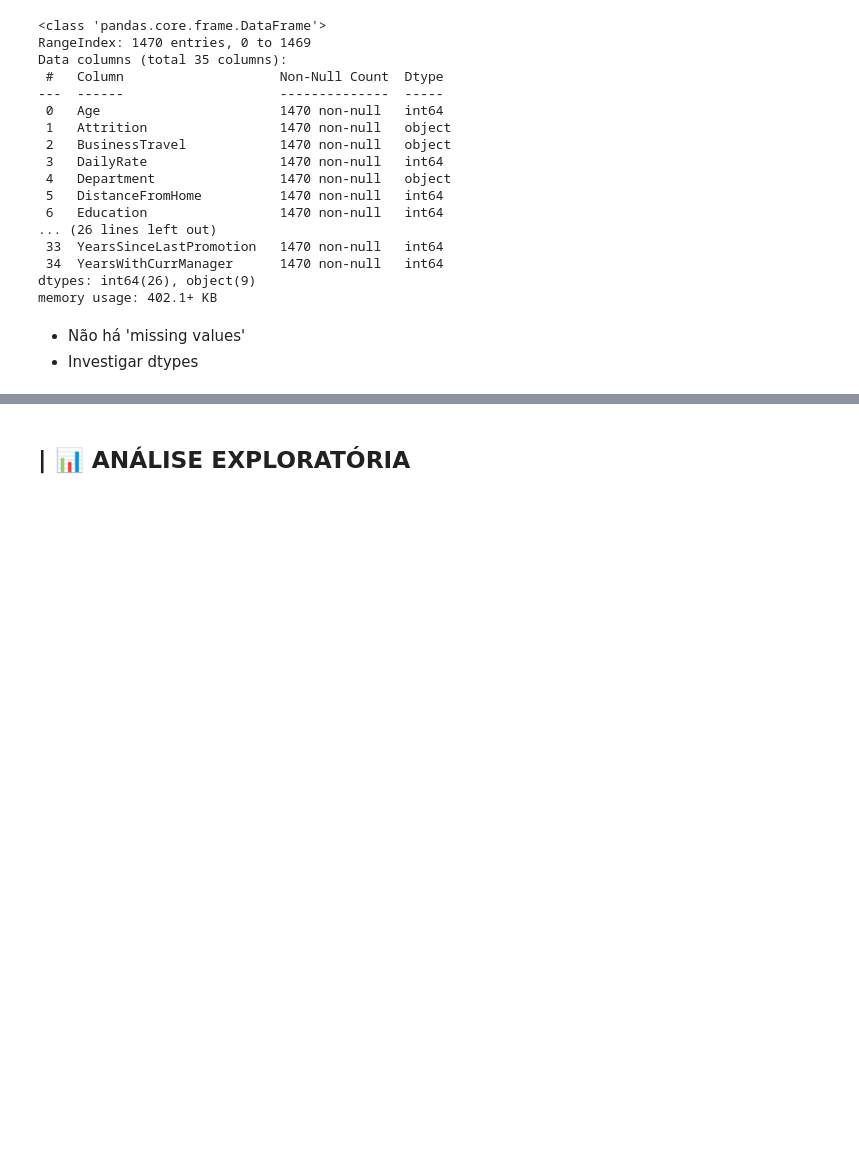
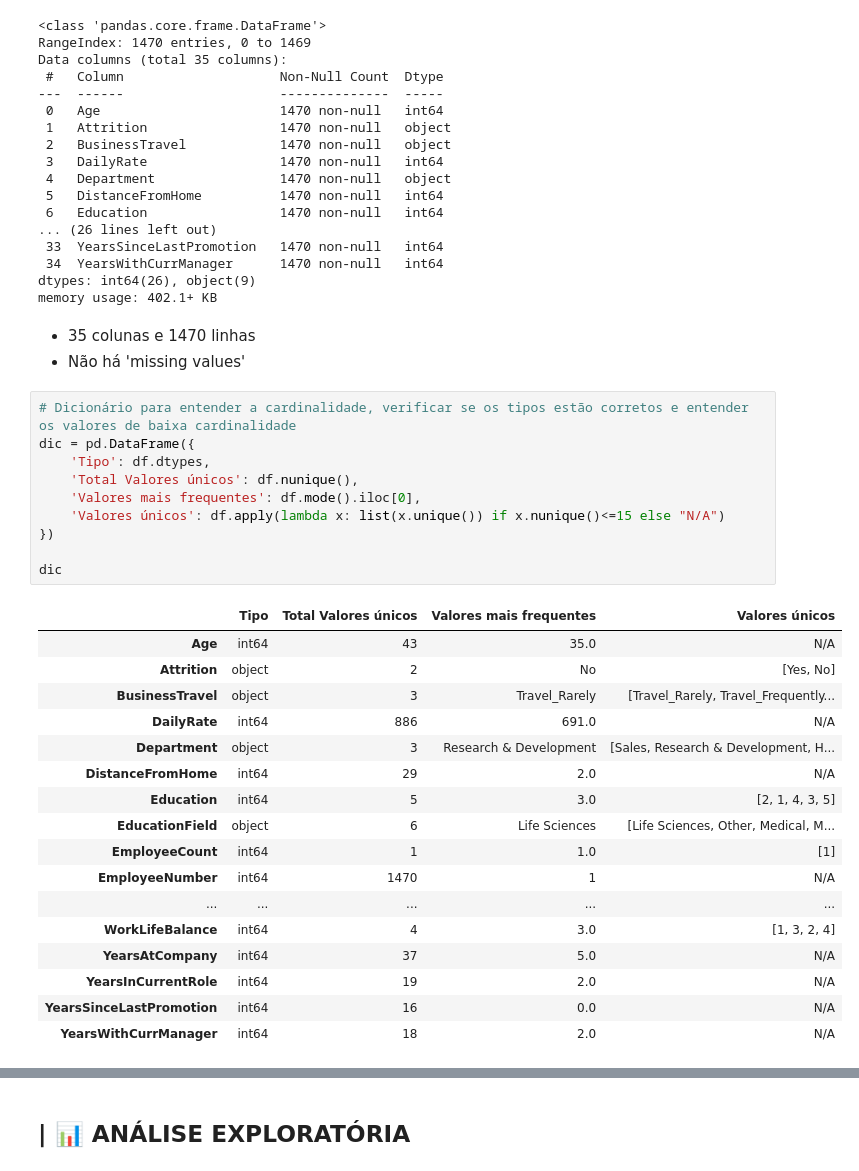
Before and after one commit to polydiaguiar/turnover-prediction-final-project, a Jupyter notebook: turnover_prediction_final_project.ipynb, the cells around one changed output, grey strips where cells are left out. Cells and saved outputs as stored; diff of their text form; blank space fills up the shorter version.

```diff
--- a/turnover_prediction_final_project.ipynb
+++ b/turnover_prediction_final_project.ipynb
@@ -144,5 +150,33 @@ Data columns (total 35 columns):
 dtypes: int64(26), object(9)
 memory usage: 402.1+ KB
 # %% [markdown]
-- Não há 'missing values'
-- Investigar dtypes
+* 35 colunas e 1470 linhas
+* Não há 'missing values'
+# %%
+# Dicionário para entender a cardinalidade, verificar se os tipos estão corretos e entender os valores de baixa cardinalidade
+dic = pd.DataFrame({
+    'Tipo': df.dtypes,
+    'Total Valores únicos': df.nunique(),
+    'Valores mais frequentes': df.mode().iloc[0],
+    'Valores únicos': df.apply(lambda x: list(x.unique()) if x.nunique()<=15 else "N/A")
+})
+
+dic
+# %% [output]
+|  | Tipo | Total Valores únicos | Valores mais frequentes | Valores únicos |
+| Age | int64 | 43 | 35.0 | N/A |
+| Attrition | object | 2 | No | [Yes, No] |
+| BusinessTravel | object | 3 | Travel_Rarely | [Travel_Rarely, Travel_Frequently... |
+| DailyRate | int64 | 886 | 691.0 | N/A |
+| Department | object | 3 | Research & Development | [Sales, Research & Development, H... |
+| DistanceFromHome | int64 | 29 | 2.0 | N/A |
+| Education | int64 | 5 | 3.0 | [2, 1, 4, 3, 5] |
+| EducationField | object | 6 | Life Sciences | [Life Sciences, Other, Medical, M... |
+| EmployeeCount | int64 | 1 | 1.0 | [1] |
+| EmployeeNumber | int64 | 1470 | 1 | N/A |
+| ... | ... | ... | ... | ... |
+| WorkLifeBalance | int64 | 4 | 3.0 | [1, 3, 2, 4] |
+| YearsAtCompany | int64 | 37 | 5.0 | N/A |
+| YearsInCurrentRole | int64 | 19 | 2.0 | N/A |
+| YearsSinceLastPromotion | int64 | 16 | 0.0 | N/A |
+| YearsWithCurrManager | int64 | 18 | 2.0 | N/A |
```
Also changed, not shown: parts of 8 cells of this notebook.
